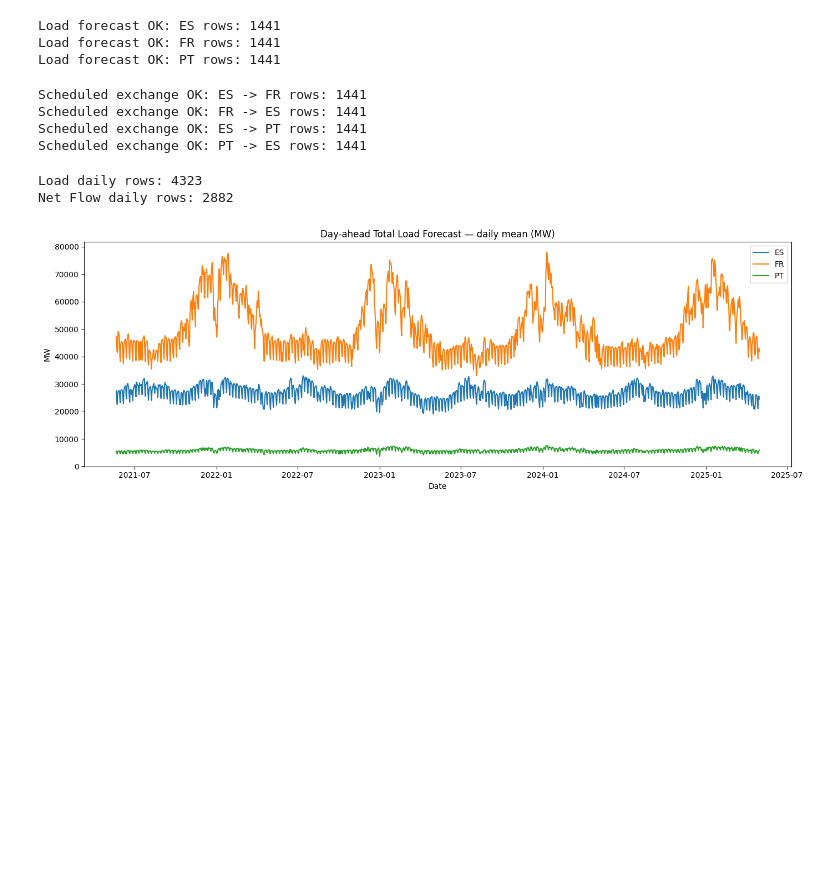
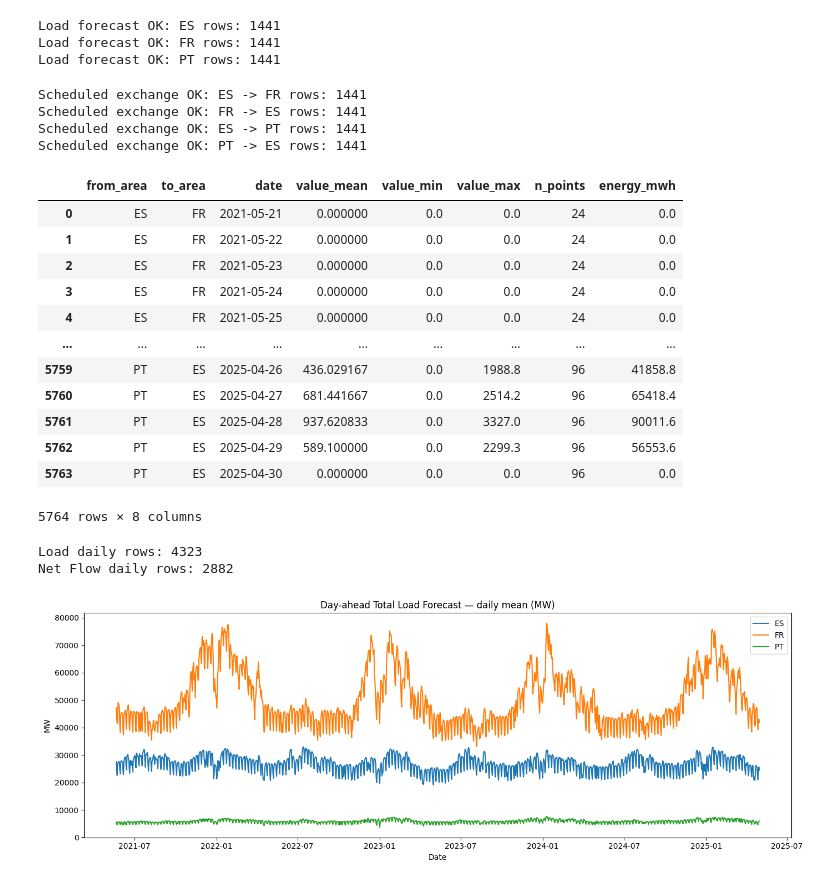
Before and after one commit to franrolotti/volatility-spillovers-methodology, a Jupyter notebook: notebooks/3_exogenous_vars_preparation.ipynb, the cells around one changed output. Drawn from its saved outputs; the diff is of its cells as text; code cells hidden in the pictures; blank space fills up the shorter version.

```diff
--- a/notebooks/3_exogenous_vars_preparation.ipynb
+++ b/notebooks/3_exogenous_vars_preparation.ipynb
@@ -425,6 +427,22 @@ Scheduled exchange OK: ES -> FR rows: 1441
 Scheduled exchange OK: FR -> ES rows: 1441
 Scheduled exchange OK: ES -> PT rows: 1441
 Scheduled exchange OK: PT -> ES rows: 1441
+# %%
+flow_daily
+# %% [output]
+|  | from_area | to_area | date | value_mean | value_min | value_max | n_points | energy_mwh |
+| 0 | ES | FR | 2021-05-21 | 0.000000 | 0.0 | 0.0 | 24 | 0.0 |
+| 1 | ES | FR | 2021-05-22 | 0.000000 | 0.0 | 0.0 | 24 | 0.0 |
+| 2 | ES | FR | 2021-05-23 | 0.000000 | 0.0 | 0.0 | 24 | 0.0 |
+| 3 | ES | FR | 2021-05-24 | 0.000000 | 0.0 | 0.0 | 24 | 0.0 |
+| 4 | ES | FR | 2021-05-25 | 0.000000 | 0.0 | 0.0 | 24 | 0.0 |
+| ... | ... | ... | ... | ... | ... | ... | ... | ... |
+| 5759 | PT | ES | 2025-04-26 | 436.029167 | 0.0 | 1988.8 | 96 | 41858.8 |
+| 5760 | PT | ES | 2025-04-27 | 681.441667 | 0.0 | 2514.2 | 96 | 65418.4 |
+| 5761 | PT | ES | 2025-04-28 | 937.620833 | 0.0 | 3327.0 | 96 | 90011.6 |
+| 5762 | PT | ES | 2025-04-29 | 589.100000 | 0.0 | 2299.3 | 96 | 56553.6 |
+| 5763 | PT | ES | 2025-04-30 | 0.000000 | 0.0 | 0.0 | 96 | 0.0 |
+5764 rows × 8 columns
 # %%
 # Compute net flow for each border (ES<->FR, FR<->ES, etc.)
 def create_net_flow(df: pd.DataFrame) -> pd.DataFrame:
```
Also changed, not shown: parts of 5 cells of this notebook, 12 other files.
